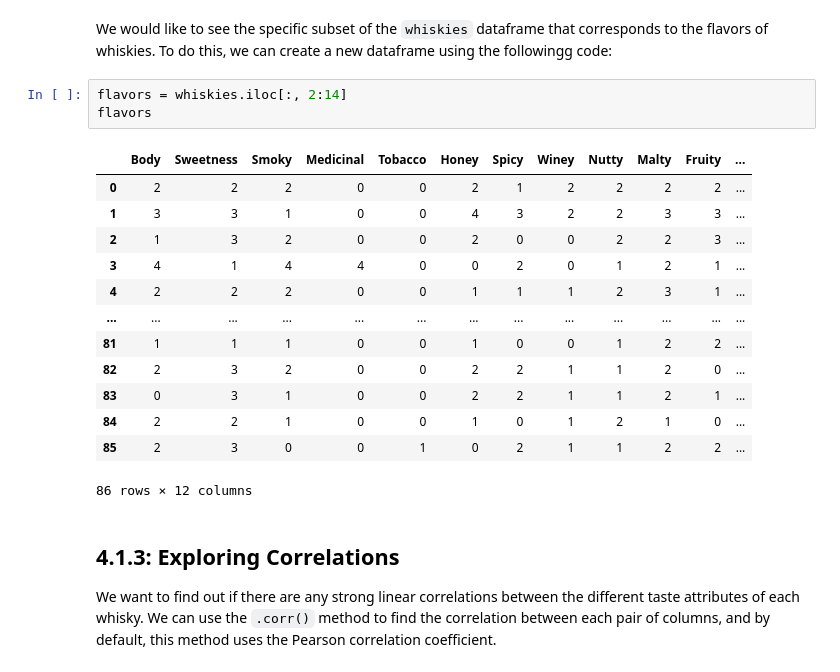
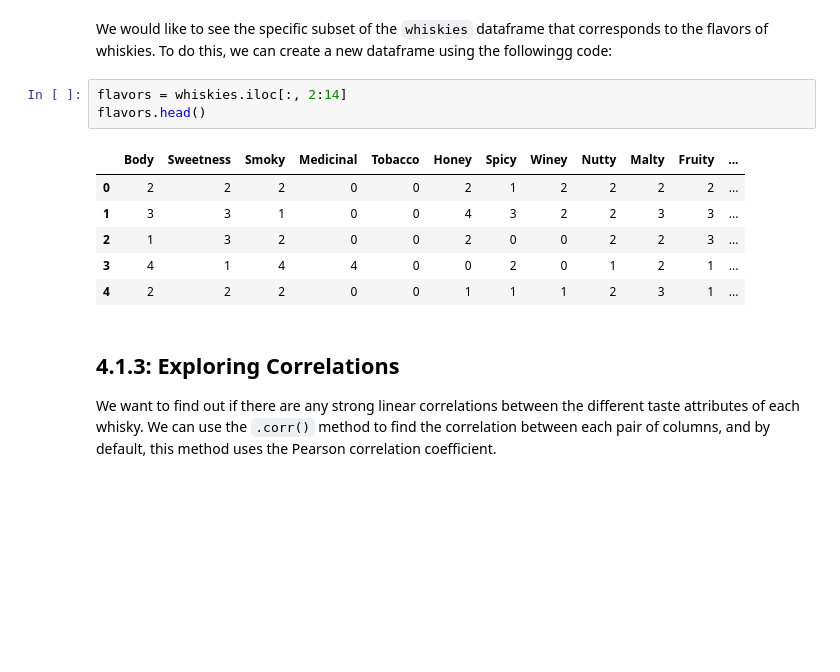
Before and after one commit to akhilkarra/python-lab, a Jupyter notebook: notebooks/PH526x/week4/week4_notes.ipynb, the cells around one changed output. Saved outputs shown, nothing was run; the diff lists cells and outputs as text; blank space fills up the shorter version.

```diff
--- a/notebooks/PH526x/week4/week4_notes.ipynb
+++ b/notebooks/PH526x/week4/week4_notes.ipynb
@@ -112,21 +112,14 @@ whiskies.tail()
 We would like to see the specific subset of the ``whiskies`` dataframe that corresponds to the flavors of whiskies. To do this, we can create a new dataframe using the followingg code:
 # %%
 flavors = whiskies.iloc[:, 2:14]
-flavors
+flavors.head()
 # %% [output]
 |  | Body | Sweetness | Smoky | Medicinal | Tobacco | Honey | Spicy | Winey | Nutty | Malty | Fruity | ... |
 | 0 | 2 | 2 | 2 | 0 | 0 | 2 | 1 | 2 | 2 | 2 | 2 | ... |
 | 1 | 3 | 3 | 1 | 0 | 0 | 4 | 3 | 2 | 2 | 3 | 3 | ... |
 | 2 | 1 | 3 | 2 | 0 | 0 | 2 | 0 | 0 | 2 | 2 | 3 | ... |
 | 3 | 4 | 1 | 4 | 4 | 0 | 0 | 2 | 0 | 1 | 2 | 1 | ... |
 | 4 | 2 | 2 | 2 | 0 | 0 | 1 | 1 | 1 | 2 | 3 | 1 | ... |
-| ... | ... | ... | ... | ... | ... | ... | ... | ... | ... | ... | ... | ... |
-| 81 | 1 | 1 | 1 | 0 | 0 | 1 | 0 | 0 | 1 | 2 | 2 | ... |
-| 82 | 2 | 3 | 2 | 0 | 0 | 2 | 2 | 1 | 1 | 2 | 0 | ... |
-| 83 | 0 | 3 | 1 | 0 | 0 | 2 | 2 | 1 | 1 | 2 | 1 | ... |
-| 84 | 2 | 2 | 1 | 0 | 0 | 1 | 0 | 1 | 2 | 1 | 0 | ... |
-| 85 | 2 | 3 | 0 | 0 | 1 | 0 | 2 | 1 | 1 | 2 | 2 | ... |
-86 rows × 12 columns
 # %% [markdown]
 ## 4.1.3: Exploring Correlations
 
```
Also changed, not shown: parts of 13 cells of this notebook.
